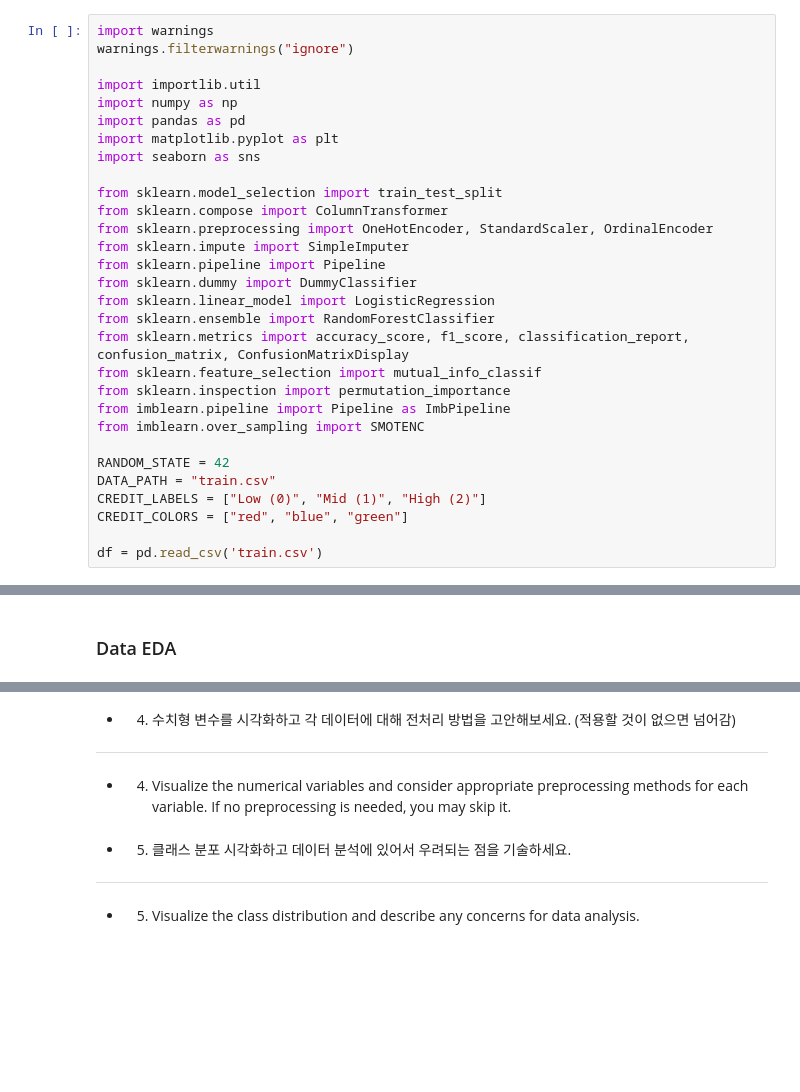
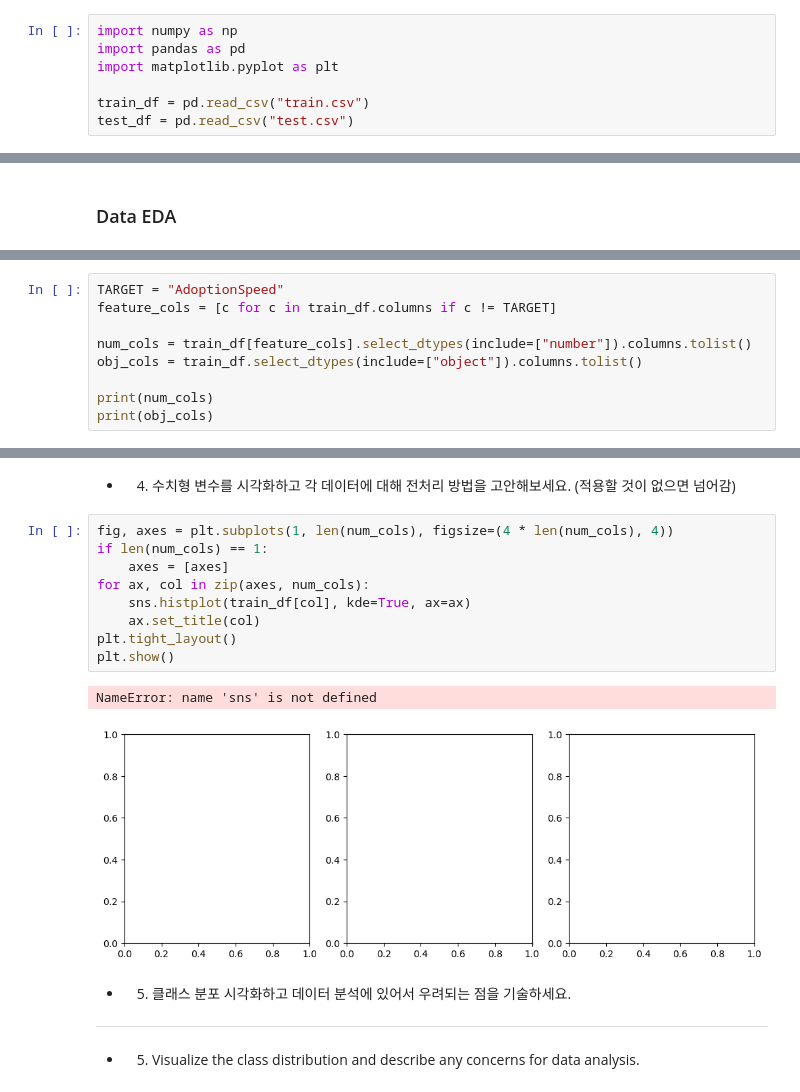
Before and after one commit to seongwwww/bigdata_07, a Jupyter notebook: problem.ipynb, the cells around one changed output, grey strips where cells are left out. Drawn from its saved outputs; the diff is of its cells as text; blank space fills up the shorter version.

```diff
--- a/problem.ipynb
+++ b/problem.ipynb
@@ -1,32 +1,9 @@
 # %% [markdown]
 ### Data Load
 # %%
-import warnings
-warnings.filterwarnings("ignore")
-
-import importlib.util
 import numpy as np
 import pandas as pd
 import matplotlib.pyplot as plt
-import seaborn as sns
 
-from sklearn.model_selection import train_test_split
-from sklearn.compose import ColumnTransformer
-from sklearn.preprocessing import OneHotEncoder, StandardScaler, OrdinalEncoder
-from sklearn.impute import SimpleImputer
-from sklearn.pipeline import Pipeline
-from sklearn.dummy import DummyClassifier
-from sklearn.linear_model import LogisticRegression
-from sklearn.ensemble import RandomForestClassifier
-from sklearn.metrics import accuracy_score, f1_score, classification_report, confusion_matrix, ConfusionMatrixDisplay
-from sklearn.feature_selection import mutual_info_classif
-from sklearn.inspection import permutation_importance
-from imblearn.pipeline import Pipeline as ImbPipeline
-from imblearn.over_sampling import SMOTENC
-
-RANDOM_STATE = 42
-DATA_PATH = "train.csv"
-CREDIT_LABELS = ["Low (0)", "Mid (1)", "High (2)"]
-CREDIT_COLORS = ["red", "blue", "green"]
-
-df = pd.read_csv('train.csv')
+train_df = pd.read_csv("train.csv")
+test_df = pd.read_csv("test.csv")
@@ -89,0 +89,9 @@ print(df.shape)
+# %%
+TARGET = "AdoptionSpeed"
+feature_cols = [c for c in train_df.columns if c != TARGET]
+
+num_cols = train_df[feature_cols].select_dtypes(include=["number"]).columns.tolist()
+obj_cols = train_df.select_dtypes(include=["object"]).columns.tolist()
+
+print(num_cols)
+print(obj_cols)
@@ -90,7 +118,17 @@ print(df.shape)
 # %% [markdown]
 - 4. 수치형 변수를 시각화하고 각 데이터에 대해 전처리 방법을 고안해보세요. (적용할 것이 없으면 넘어감)
---------------------------------
-- 4. Visualize the numerical variables and consider appropriate preprocessing methods for each variable. If no preprocessing is needed, you may skip it.
+# %%
+fig, axes = plt.subplots(1, len(num_cols), figsize=(4 * len(num_cols), 4))
+if len(num_cols) == 1:
+    axes = [axes]
+for ax, col in zip(axes, num_cols):
+    sns.histplot(train_df[col], kde=True, ax=ax)
+    ax.set_title(col)
+plt.tight_layout()
+plt.show()
+# %% [output]
+NameError: name 'sns' is not defined
+[figure, added]
 # %% [markdown]
 - 5. 클래스 분포 시각화하고 데이터 분석에 있어서 우려되는 점을 기술하세요.
 --------------------------------
```
Also changed, not shown: parts of 13 cells of this notebook.
